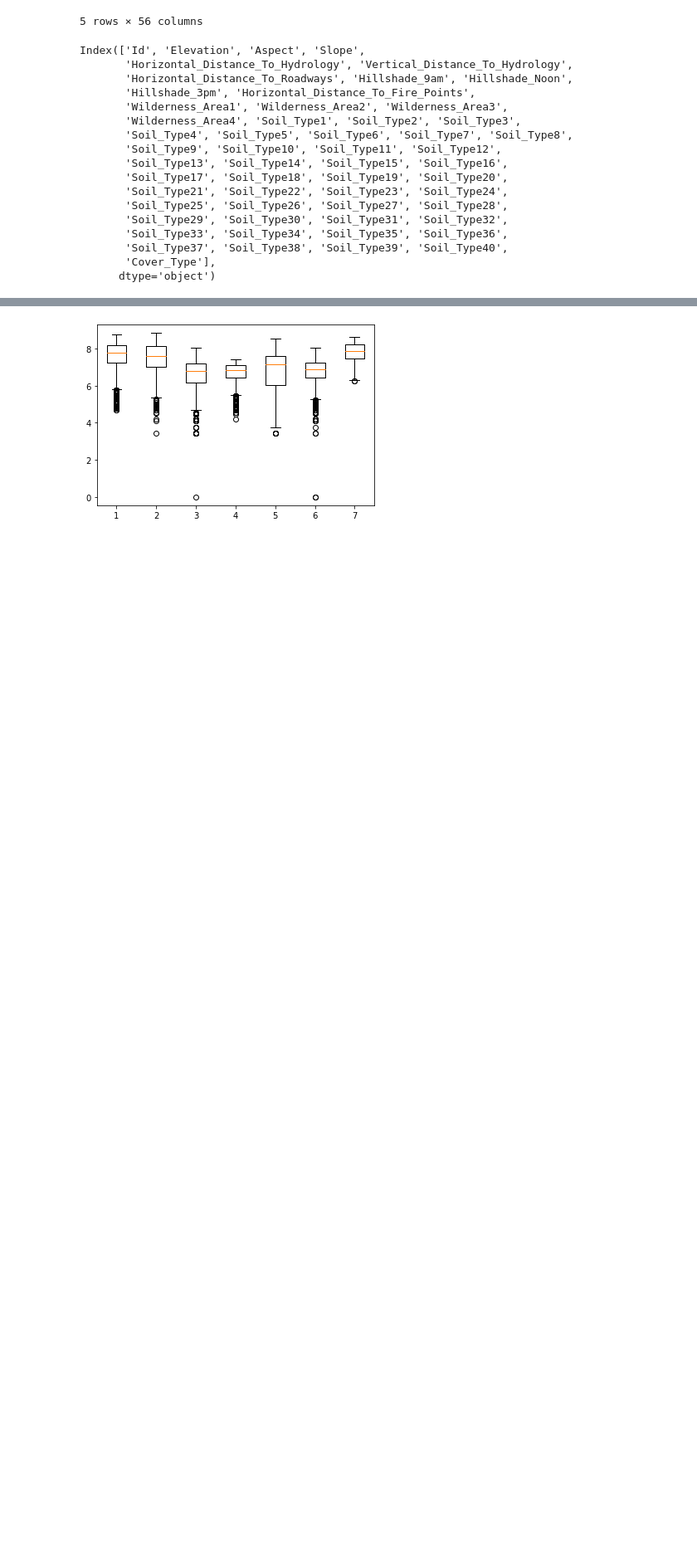
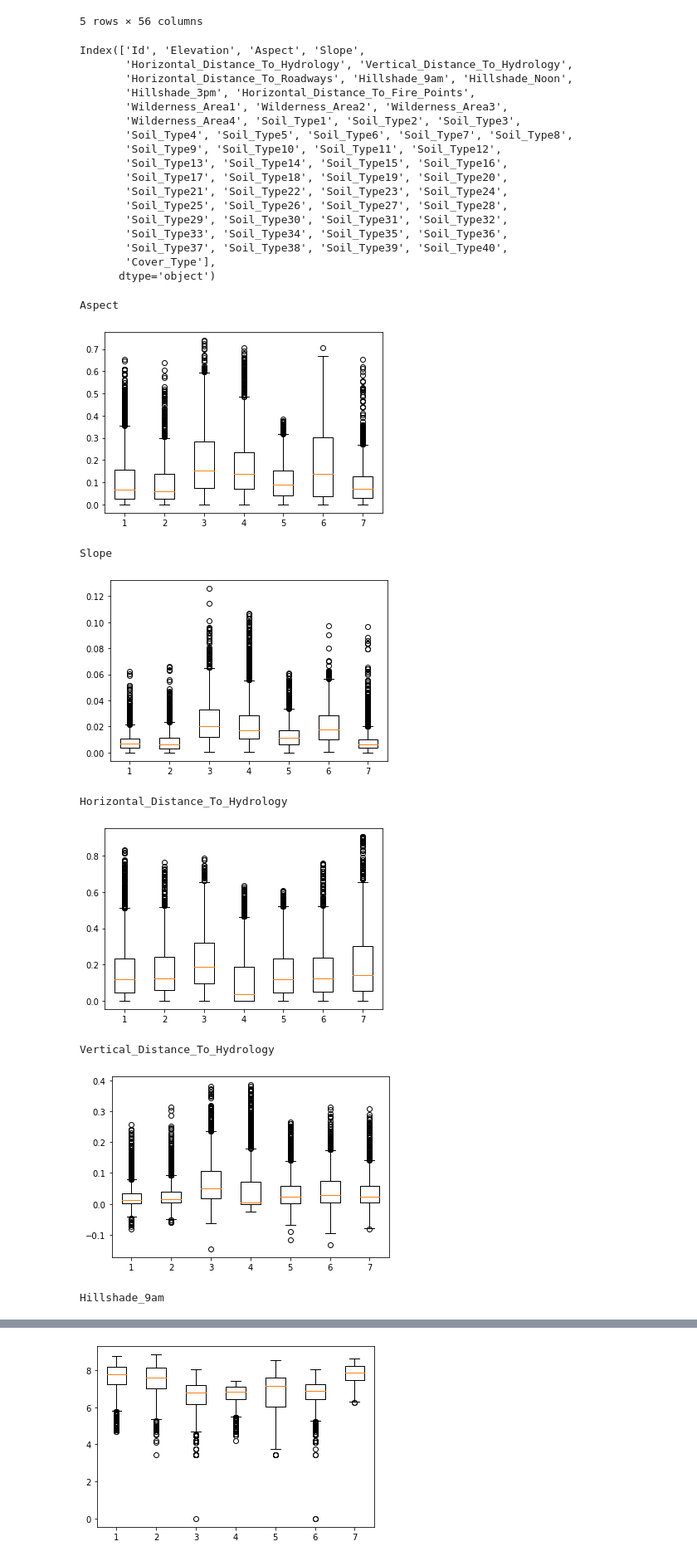
Before and after one commit to vishpillai123/w207_final_project_bwp, a Jupyter notebook: kevin/Project.ipynb, the cells around one changed output, grey strips where cells are left out. Shown at 83% size. Saved outputs shown, nothing was run; the diff lists cells and outputs as text; code cells hidden in the pictures; blank space fills up the shorter version.

Commit message:
updated pipeline for aspect

```diff
--- a/kevin/Project.ipynb
+++ b/kevin/Project.ipynb
@@ -62,12 +68,22 @@ Index(['Id', 'Elevation', 'Aspect', 'Slope',
 # %%
 col_normalize = ['Aspect','Slope','Horizontal_Distance_To_Hydrology','Vertical_Distance_To_Hydrology', 'Hillshade_9am','Hillshade_Noon','Hillshade_3pm','Horizontal_Distance_To_Fire_Points']
 df_train_norm = df_train.copy()
 df_train_norm[col_normalize] = normalize(df_train[col_normalize])
-# for col in col_normalize:
-#     print(col)
-#     l = []
-#     for cover in sorted(df_train_norm.Cover_Type.unique()):
-#         l.append( [v for v,k in zip(df_train_norm[col],df_train_norm['Cover_Type']) if k==cover]
-#                 )
-#     plt.boxplot(l)
-#     plt.show()
+for col in col_normalize:
+    print(col)
+    l = []
+    for cover in sorted(df_train_norm.Cover_Type.unique()):
+        l.append( [v for v,k in zip(df_train_norm[col],df_train_norm['Cover_Type']) if k==cover]
+                )
+    plt.boxplot(l)
+    plt.show()
+# %% [output]
+Aspect
+[figure, added]
+Slope
+[figure, added]
+Horizontal_Distance_To_Hydrology
+[figure, added]
+Vertical_Distance_To_Hydrology
+[figure, added]
+Hillshade_9am
```
Also changed, not shown: parts of 53 cells of this notebook.
